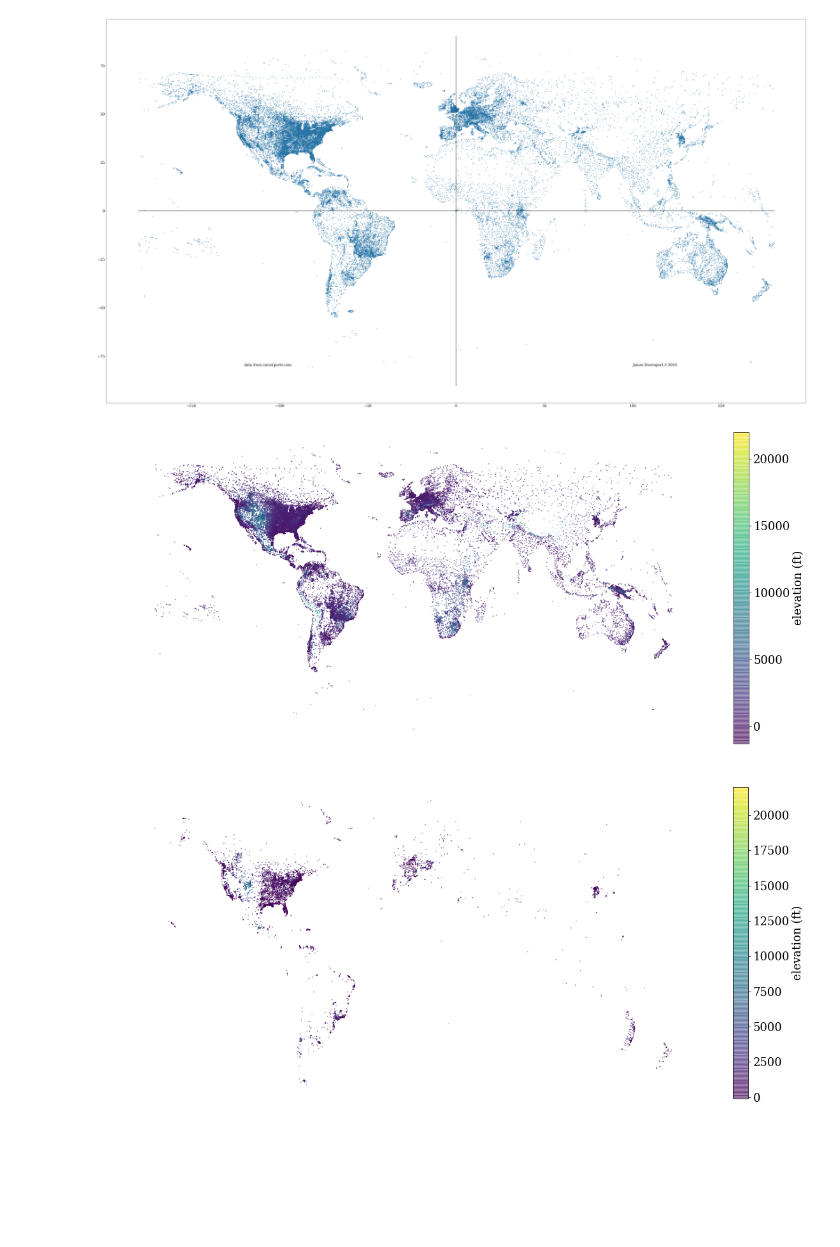
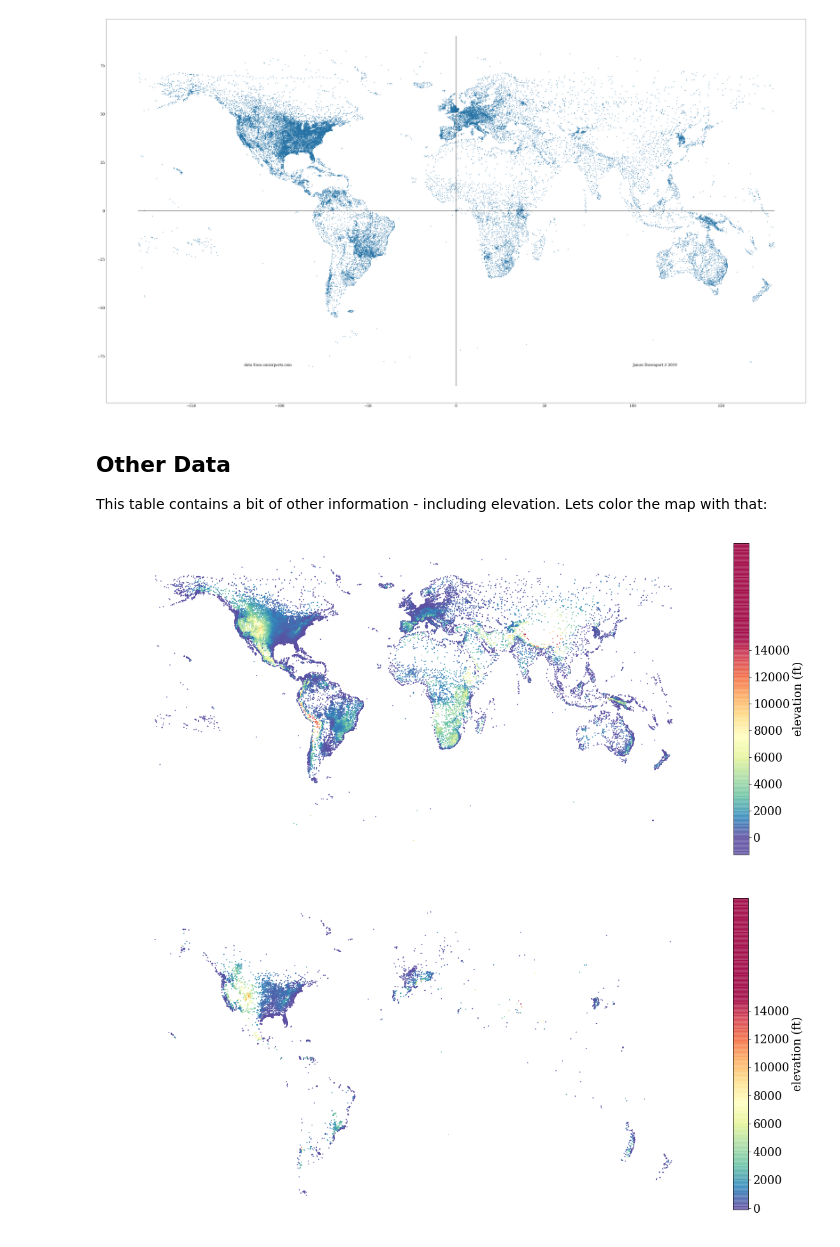
Before and after one commit to jradavenport/airports_2019, a Jupyter notebook: airport_map.ipynb, the cells around one changed output. Drawn from its saved outputs; the diff is of its cells as text; code cells hidden in the pictures; blank space fills up the shorter version.

```diff
--- a/airport_map.ipynb
+++ b/airport_map.ipynb
@@ -88,27 +96,32 @@ plt.text(-120, -80, 'data from ourairports.com')
 plt.savefig("airport_map2019_heavylines.jpeg", bbox_inches='tight', dpi=250)
 # %% [output]
 [figure]
+# %% [markdown]
+## Other Data
+This table contains a bit of other information - including elevation. Lets color the map with that:
 # %%
 plt.figure(figsize=(20,9))
 
 plt.scatter(df['longitude_deg'], df['latitude_deg'],
-            s=2, alpha=0.5, c=df['elevation_ft'], marker='.')
+            s=4, alpha=0.75, c=df['elevation_ft'], marker='.', cmap=plt.cm.Spectral_r)
 
 plt.axis('off')
 cb = plt.colorbar()
 cb.set_label('elevation (ft)')
+cb.set_clim(0,15000) # blow the color bar out at the top end
 # %% [output]
-[figure, old version]
+[figure, new version]
 # %%
 hp = df['type'] == 'heliport'
 
 plt.figure(figsize=(20,9))
 
 plt.scatter(df['longitude_deg'][hp], df['latitude_deg'][hp],
-            s=2, alpha=0.5, c=df['elevation_ft'][hp], marker='.')
+            s=4, alpha=0.75, c=df['elevation_ft'][hp], marker='.', cmap=plt.cm.Spectral_r)
 
 plt.axis('off')
 cb = plt.colorbar()
 cb.set_label('elevation (ft)')
+cb.set_clim(0,15000)
 # %% [output]
-[figure, old version]
+[figure, new version]
```
Also changed, not shown: parts of 13 cells of this notebook.
